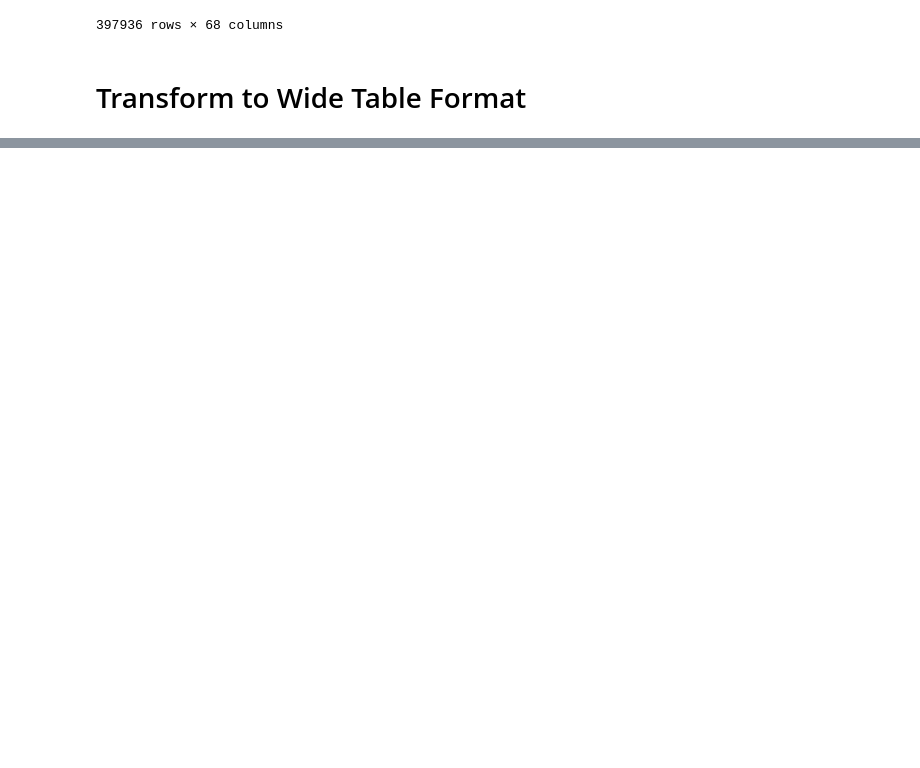
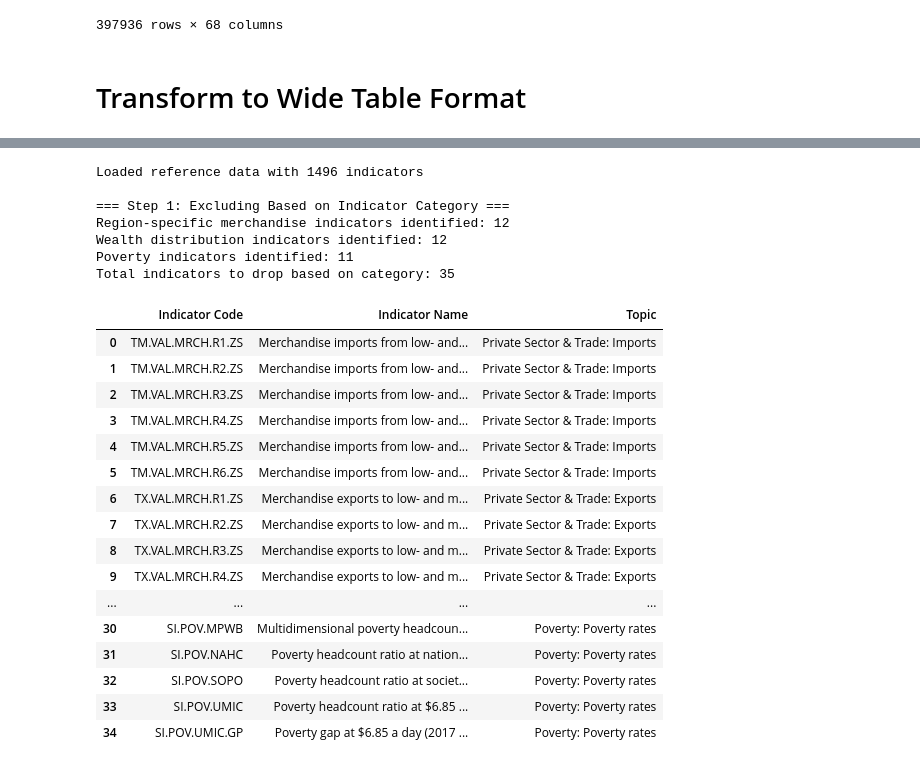
Before and after one commit to garrettwflowers/wdi-income-inequality, a Jupyter notebook: transform_data.ipynb, the cells around one changed output, grey strips where cells are left out. Cells and saved outputs as stored; diff of their text form; code cells hidden in the pictures; blank space fills up the shorter version.

```diff
--- a/transform_data.ipynb
+++ b/transform_data.ipynb
@@ -141,0 +105,55 @@ exclude_columns
+# %%
+# Load indicator reference information
+lookup = pd.read_csv('output/reference/indicator_lookup.csv')
+print(f"Loaded reference data with {len(lookup)} indicators")
+
+# STEP 1: Exclude based on indicator category
+print("\n=== Step 1: Excluding Based on Indicator Category ===")
+
+# 1.1. Merchandise indicators that are country-specific (with region codes R1-R6)
+merch_indicators = lookup[lookup['Indicator Name'].str.contains('merch', case=False, na=False)].copy()
+merch_indicators = merch_indicators[merch_indicators['Indicator Code'].str.contains(r'R[1-6]', na=False)].copy()
+print(f"Region-specific merchandise indicators identified: {len(merch_indicators)}")
+
+# 1.2. Wealth share indicators (our targets)
+wealth_share_indicators = lookup[lookup['Indicator Code'].str.contains('DST')].copy()
+print(f"Wealth distribution indicators identified: {len(wealth_share_indicators)}")
+
+# 1.3. Poverty indicators (our targets)
+poverty_indicators = lookup[lookup['Indicator Code'].str.contains('POV')].copy()
+print(f"Poverty indicators identified: {len(poverty_indicators)}")
+
+# Combine all indicators to drop based on category
+category_indicators_to_drop = pd.concat([merch_indicators, wealth_share_indicators, poverty_indicators]).reset_index(drop=True)
+category_drop_list = category_indicators_to_drop['Indicator Code'].tolist()
+print(f"Total indicators to drop based on category: {len(category_drop_list)}")
+
+# Save the category-based exclusions for reference
+category_indicators_to_drop.to_csv(f'output/reference/category_dropped_indicators_{YEAR_RANGE.start}_to_{YEAR_RANGE.stop}.csv', index=False)
+
+category_indicators_to_drop
+# %% [output]
+Loaded reference data with 1496 indicators
+
+=== Step 1: Excluding Based on Indicator Category ===
+Region-specific merchandise indicators identified: 12
+Wealth distribution indicators identified: 12
+Poverty indicators identified: 11
+Total indicators to drop based on category: 35
+|  | Indicator Code | Indicator Name | Topic |
+| 0 | TM.VAL.MRCH.R1.ZS | Merchandise imports from low- and... | Private Sector & Trade: Imports |
+| 1 | TM.VAL.MRCH.R2.ZS | Merchandise imports from low- and... | Private Sector & Trade: Imports |
+| 2 | TM.VAL.MRCH.R3.ZS | Merchandise imports from low- and... | Private Sector & Trade: Imports |
+| 3 | TM.VAL.MRCH.R4.ZS | Merchandise imports from low- and... | Private Sector & Trade: Imports |
+| 4 | TM.VAL.MRCH.R5.ZS | Merchandise imports from low- and... | Private Sector & Trade: Imports |
+| 5 | TM.VAL.MRCH.R6.ZS | Merchandise imports from low- and... | Private Sector & Trade: Imports |
+| 6 | TX.VAL.MRCH.R1.ZS | Merchandise exports to low- and m... | Private Sector & Trade: Exports |
+| 7 | TX.VAL.MRCH.R2.ZS | Merchandise exports to low- and m... | Private Sector & Trade: Exports |
+| 8 | TX.VAL.MRCH.R3.ZS | Merchandise exports to low- and m... | Private Sector & Trade: Exports |
+| 9 | TX.VAL.MRCH.R4.ZS | Merchandise exports to low- and m... | Private Sector & Trade: Exports |
+| ... | ... | ... | ... |
+| 30 | SI.POV.MPWB | Multidimensional poverty headcoun... | Poverty: Poverty rates |
+| 31 | SI.POV.NAHC | Poverty headcount ratio at nation... | Poverty: Poverty rates |
+| 32 | SI.POV.SOPO | Poverty headcount ratio at societ... | Poverty: Poverty rates |
+| 33 | SI.POV.UMIC | Poverty headcount ratio at $6.85 ... | Poverty: Poverty rates |
+| 34 | SI.POV.UMIC.GP | Poverty gap at $6.85 a day (2017 ... | Poverty: Poverty rates |
```
Also changed, not shown: parts of 18 cells of this notebook, 39 other files.
